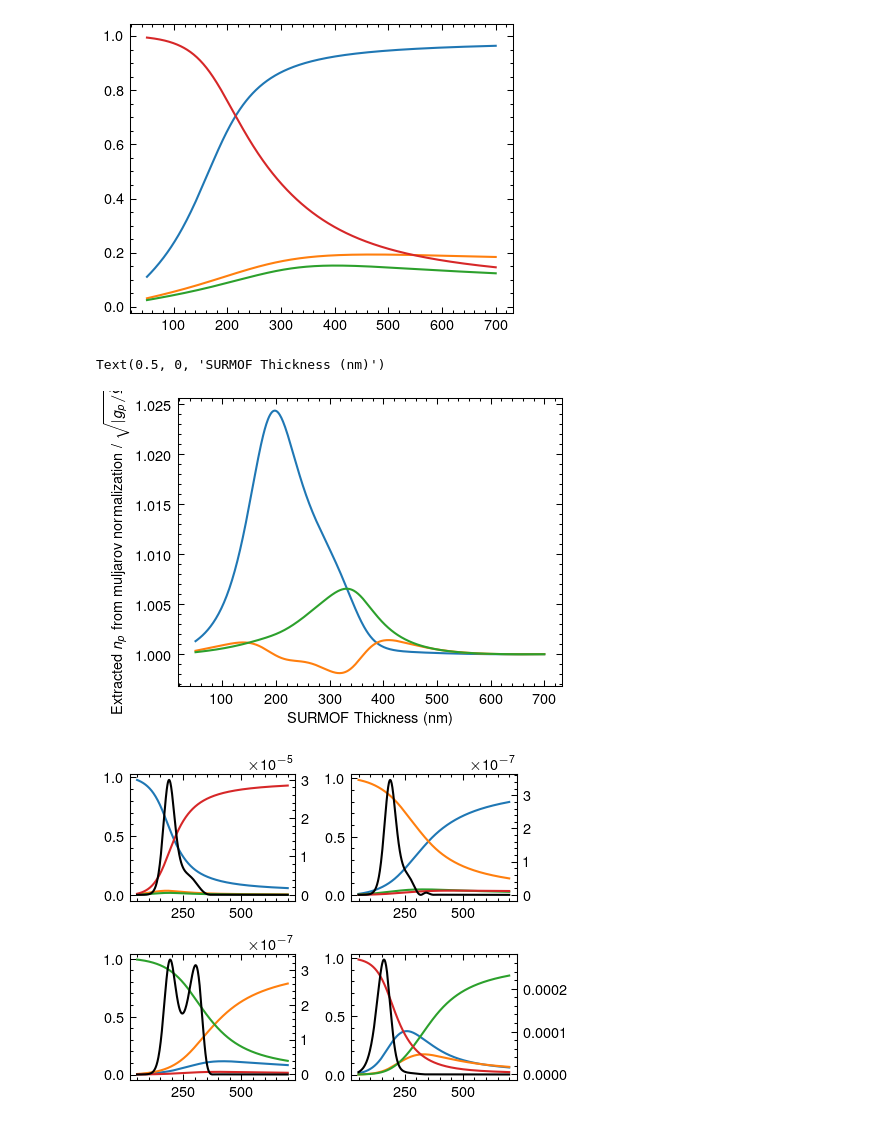
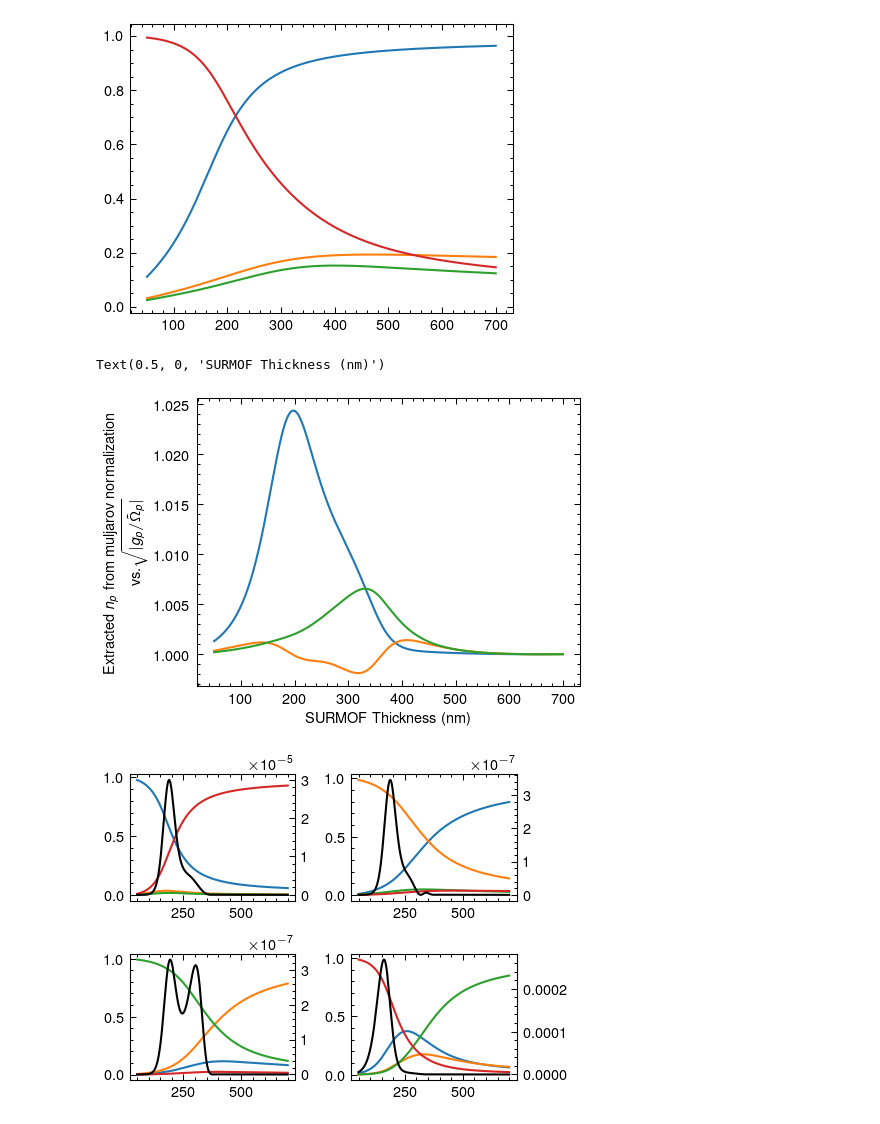
Before and after one commit to jan-david-fischbach/agsurmof, a Jupyter notebook: qnmsc/plot_figure_6.ipynb, the cells around one changed output. Drawn from its saved outputs; the diff is of its cells as text; code cells hidden in the pictures.

```diff
--- a/qnmsc/plot_figure_6.ipynb
+++ b/qnmsc/plot_figure_6.ipynb
@@ -208,11 +208,11 @@ residuals = [z_i[1] for z_i in z_p]
 n_p_est = (np.sqrt(gcoeff/poles))
 # %%
 plt.plot(thickness_surmof*1e9, n_p_from_norm/np.abs(n_p_est))
-plt.ylabel(r"Extracted $n_p$ from muljarov normalization / $\sqrt{|g_p/\tilde{\Omega}_p|}$")
+plt.ylabel("Extracted $n_p$ from muljarov normalization \n vs."+r"$\sqrt{|g_p/\tilde{\Omega}_p|}$")
 plt.xlabel("SURMOF Thickness (nm)")
 # %% [output]
 Text(0.5, 0, 'SURMOF Thickness (nm)')
-[figure, old version]
+[figure, new version]
 # %%
 b_pm = a_m[:, None, :] / np.array(n_p_from_norm)[:, :, None] * (bc_gcoeff/(bc_q_rse-bc_poles))
 # %%
```
Also changed, not shown: parts of 2 cells of this notebook, 6 other files.
